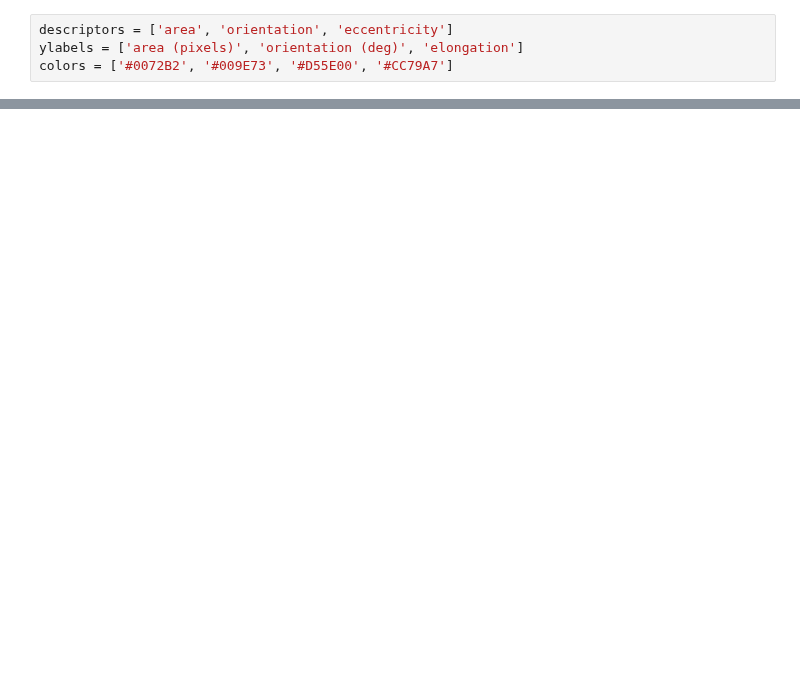
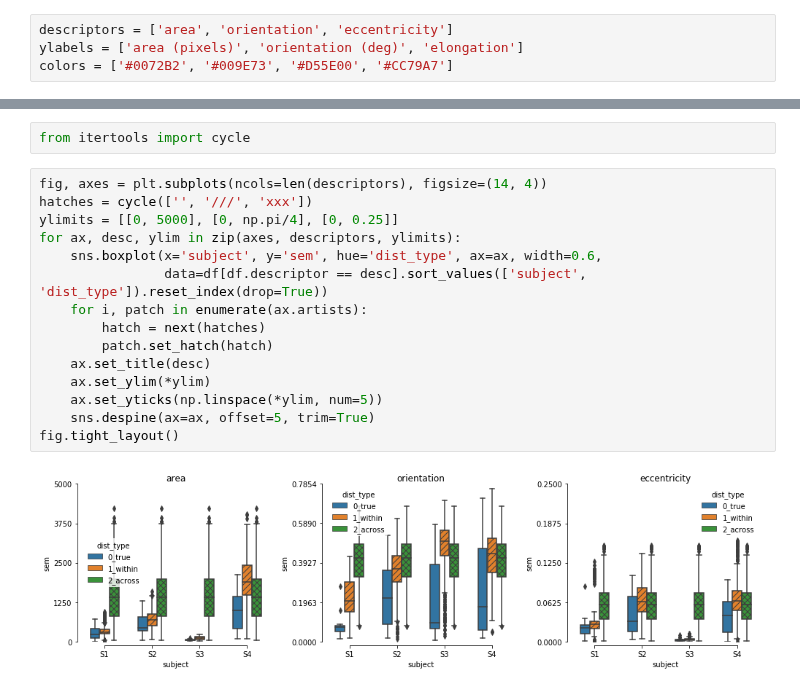
Before and after one commit to VisCog/ArgusShapes, a Jupyter notebook: figures/fig3-shape-descriptors.ipynb, the cells around one changed output, grey strips where cells are left out. Saved outputs shown, nothing was run; the diff lists cells and outputs as text; blank space fills up the shorter version.

```diff
--- a/figures/fig3-shape-descriptors.ipynb
+++ b/figures/fig3-shape-descriptors.ipynb
@@ -79,0 +130,19 @@ fig.savefig('fig3-shape-descriptors.eps')
+# %%
+from itertools import cycle
+# %%
+fig, axes = plt.subplots(ncols=len(descriptors), figsize=(14, 4))
+hatches = cycle(['', '///', 'xxx'])
+ylimits = [[0, 5000], [0, np.pi/4], [0, 0.25]]
+for ax, desc, ylim in zip(axes, descriptors, ylimits):
+    sns.boxplot(x='subject', y='sem', hue='dist_type', ax=ax, width=0.6,
+                data=df[df.descriptor == desc].sort_values(['subject', 'dist_type']).reset_index(drop=True))
+    for i, patch in enumerate(ax.artists):
+        hatch = next(hatches)
+        patch.set_hatch(hatch)
+    ax.set_title(desc)
+    ax.set_ylim(*ylim)
+    ax.set_yticks(np.linspace(*ylim, num=5))
+    sns.despine(ax=ax, offset=5, trim=True)
+fig.tight_layout()
+# %% [output]
+[figure, added]
```
Also changed, not shown: parts of 9 cells of this notebook.
